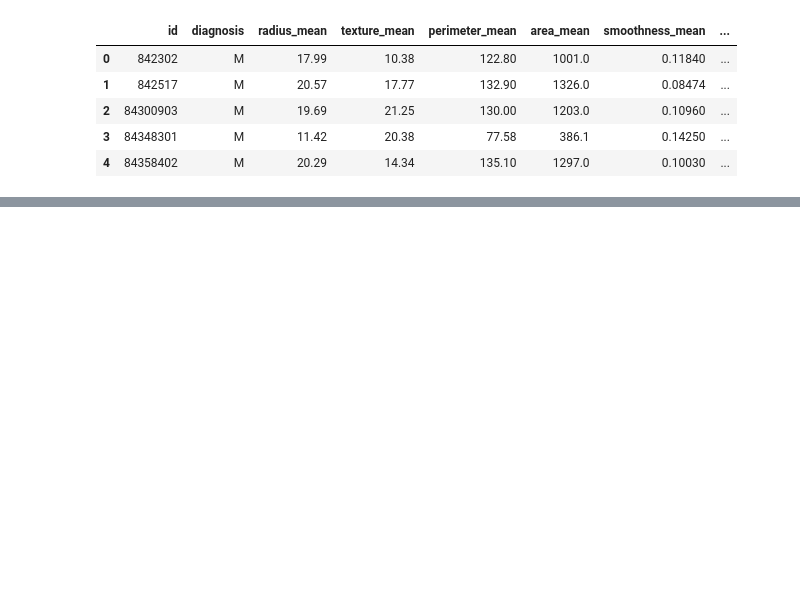
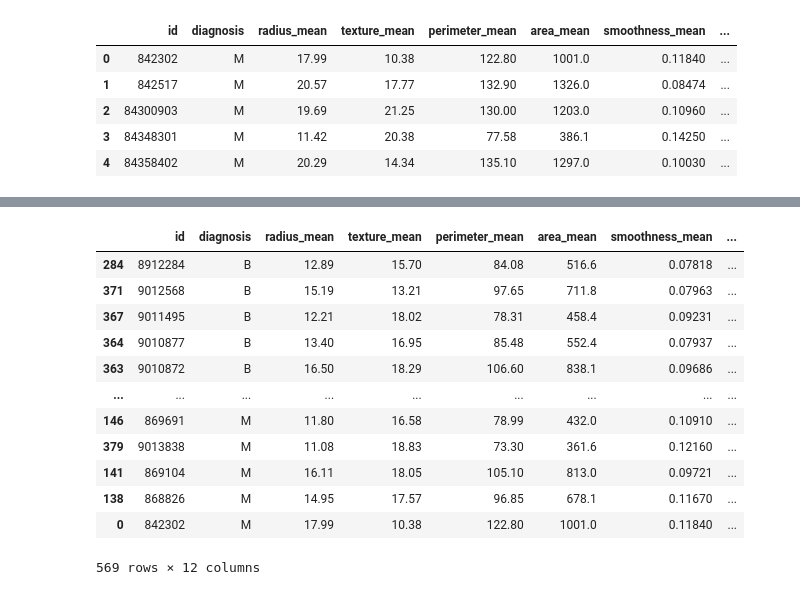
Before and after one commit to DeepanshuPasrija/Python02082021, a Jupyter notebook: pandas.ipynb, the cells around one changed output, grey strips where cells are left out. Saved outputs shown, nothing was run; the diff lists cells and outputs as text; code cells hidden in the pictures; blank space fills up the shorter version.

```diff
--- a/pandas.ipynb
+++ b/pandas.ipynb
@@ -117,0 +166,16 @@ data.head()
+# %%
+filteredData.sort_values(by="diagnosis",ascending=True)
+# %% [output]
+|  | id | diagnosis | radius_mean | texture_mean | perimeter_mean | area_mean | smoothness_mean | ... |
+| 284 | 8912284 | B | 12.89 | 15.70 | 84.08 | 516.6 | 0.07818 | ... |
+| 371 | 9012568 | B | 15.19 | 13.21 | 97.65 | 711.8 | 0.07963 | ... |
+| 367 | 9011495 | B | 12.21 | 18.02 | 78.31 | 458.4 | 0.09231 | ... |
+| 364 | 9010877 | B | 13.40 | 16.95 | 85.48 | 552.4 | 0.07937 | ... |
+| 363 | 9010872 | B | 16.50 | 18.29 | 106.60 | 838.1 | 0.09686 | ... |
+| ... | ... | ... | ... | ... | ... | ... | ... | ... |
+| 146 | 869691 | M | 11.80 | 16.58 | 78.99 | 432.0 | 0.10910 | ... |
+| 379 | 9013838 | M | 11.08 | 18.83 | 73.30 | 361.6 | 0.12160 | ... |
+| 141 | 869104 | M | 16.11 | 18.05 | 105.10 | 813.0 | 0.09721 | ... |
+| 138 | 868826 | M | 14.95 | 17.57 | 96.85 | 678.1 | 0.11670 | ... |
+| 0 | 842302 | M | 17.99 | 10.38 | 122.80 | 1001.0 | 0.11840 | ... |
+569 rows × 12 columns
```
Also changed, not shown: parts of 6 cells of this notebook.
